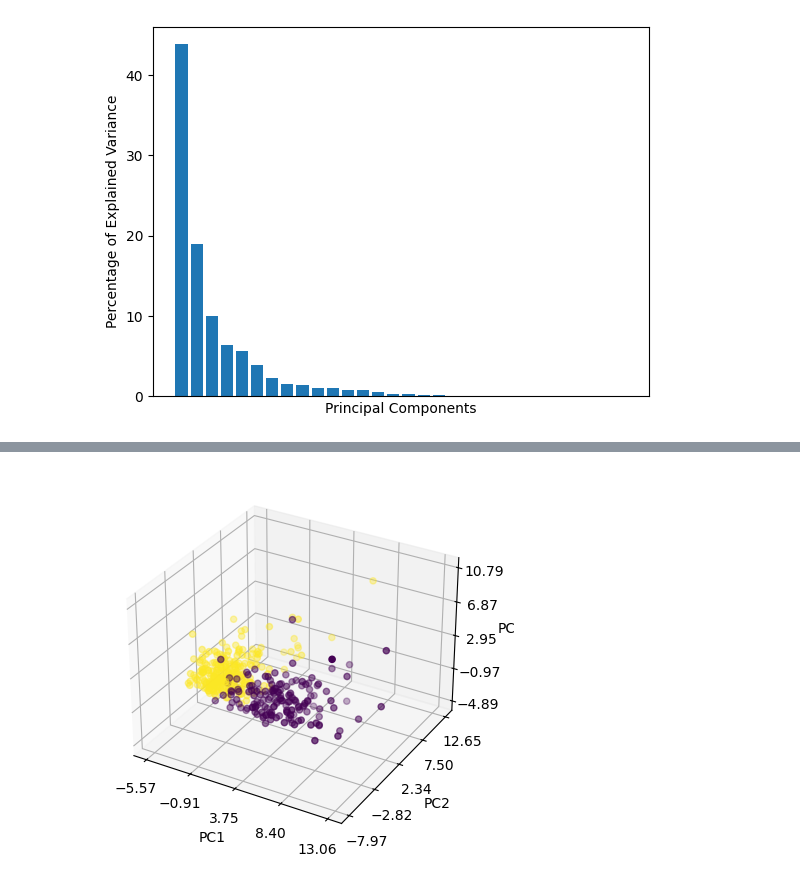
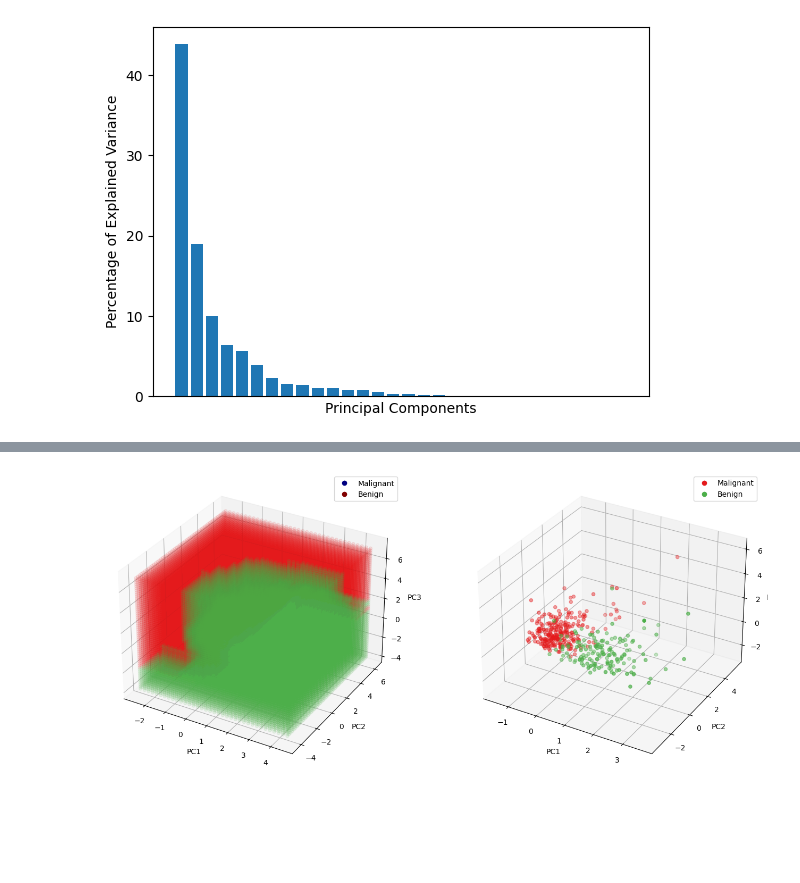
Before and after one commit to tohidnoori/Decision-tree-and-random-forest-ml-python, a Jupyter notebook: random-forest/random-forest-breast-cancer.ipynb, the cells around one changed output, grey strips where cells are left out. Drawn from its saved outputs; the diff is of its cells as text; code cells hidden in the pictures; blank space fills up the shorter version.

```diff
--- a/random-forest/random-forest-breast-cancer.ipynb
+++ b/random-forest/random-forest-breast-cancer.ipynb
@@ -181,31 +182,53 @@ plt.show()
-# %%
-# Prepare 3D graph
-pca_train_scaled = scaler.fit_transform(np.vstack((X_train_pca[:, 0], X_train_pca[:, 1],X_train_pca[:, 2])).T)
-clf.fit(pca_train_scaled,y_train)
-
-ax = plt.axes(projection='3d')
-
-# Plot 3D plot
-ax.scatter3D(X_train_pca[:, 0], X_train_pca[:, 1], X_train_pca[:, 2], c=y_train, cmap='viridis')
-
-x_ticks = np.linspace(X_train_pca[:, 0].min(), X_train_pca[:, 0].max(), num=5)
-y_ticks = np.linspace(X_train_pca[:, 1].min(), X_train_pca[:, 1].max(), num=5)
-z_ticks = np.linspace(X_train_pca[:, 2].min(), X_train_pca[:, 2].max(), num=5)
-
-# Set ticks for each axis
-ax.set_xticks(x_ticks)
-ax.set_yticks(y_ticks)
-ax.set_zticks(z_ticks)
-
-
-# Axis labels and title
-ax.set_xlabel('PC1')
-ax.set_ylabel('PC2')
-ax.set_zlabel('PC3')
-
-plt.show()
-# %% [output]
-[figure, removed]
+# %%
+# create two 3d plots
+fig, axes = plt.subplots(1, 2, figsize=(16, 8), subplot_kw={'projection': '3d'})
+
+pca_train_scaled = scaler.fit_transform(np.vstack((X_train_pca[:, 0], X_train_pca[:, 1],X_train_pca[:, 2])).T)
+clf.fit(pca_train_scaled,y_train)
+
+"""First graph creation"""
+x_min, x_max = pca_train_scaled[:, 0].min() - 1, pca_train_scaled[:, 0].max() + 1
+y_min, y_max = pca_train_scaled[:, 1].min() - 1, pca_train_scaled[:, 1].max() + 1
+z_min, z_max = pca_train_scaled[:, 2].min() - 1, pca_train_scaled[:, 2].max() + 1
+xx, yy, zz = np.meshgrid(np.arange(x_min, x_max, 0.2),
+                         np.arange(y_min, y_max, 0.2),
+                         np.arange(z_min, z_max, 0.2))
+Z = clf.predict(np.c_[xx.ravel(), yy.ravel(), zz.ravel()])
+Z = Z.reshape(xx.shape)
+
+# Axis labels and title
+axes[0].set_xlabel('PC1')
+axes[0].set_ylabel('PC2')
+axes[0].set_zlabel('PC3')
+
+# Plot decision surface
+axes[0].scatter3D(xx[Z == 0], yy[Z == 0], zz[Z == 0], color='#e41a1c', alpha=0.1)
+axes[0].scatter3D(xx[Z == 1], yy[Z == 1], zz[Z == 1], color='#4daf4a', alpha=0.1)
+
+# Create legend
+legend = axes[0].legend(*scatter.legend_elements(), loc="upper right")
+legend.get_texts()[0].set_text("Malignant")
+legend.get_texts()[1].set_text("Benign")
+
+"""Second graph creation"""
+# Plot data points
+cmap = colors.ListedColormap(['#e41a1c', '#4daf4a'])
+scatter = axes[1].scatter3D(pca_train_scaled[:, 0], pca_train_scaled[:, 1], pca_train_scaled[:, 2], c=y_train, cmap=cmap)
+
+# Create legend
+legend = axes[1].legend(*scatter.legend_elements(), loc="upper right")
+legend.get_texts()[0].set_text("Malignant")
+legend.get_texts()[1].set_text("Benign")
+
+# Axis labels and title
+axes[1].set_xlabel('PC1')
+axes[1].set_ylabel('PC2')
+axes[1].set_zlabel('PC3')
+
+plt.savefig('images/PCA datapoints and decision surface 3d plot.png')
+plt.show()
+# %% [output]
+[figure, added]
 # %%
 
 from sklearn.manifold import MDS
```
Also changed, not shown: parts of 6 cells of this notebook, 4 other files.
